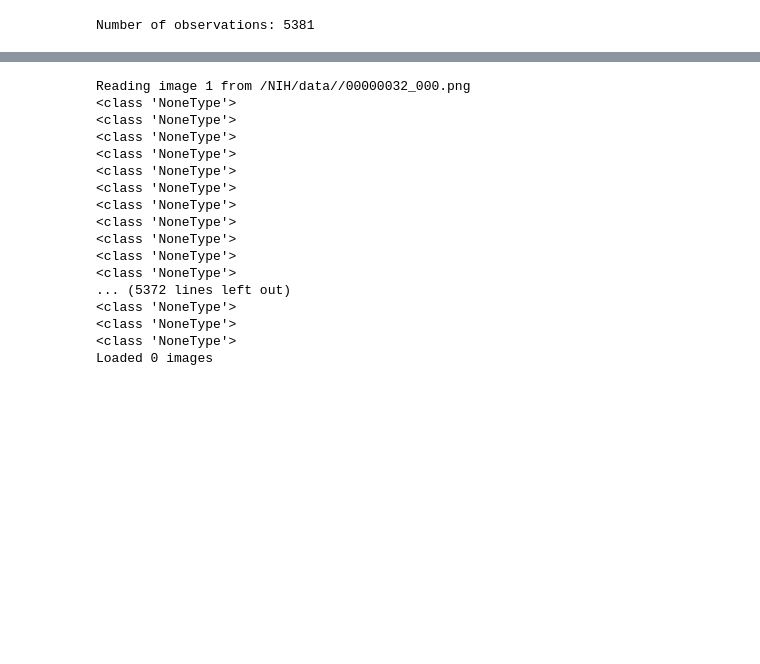
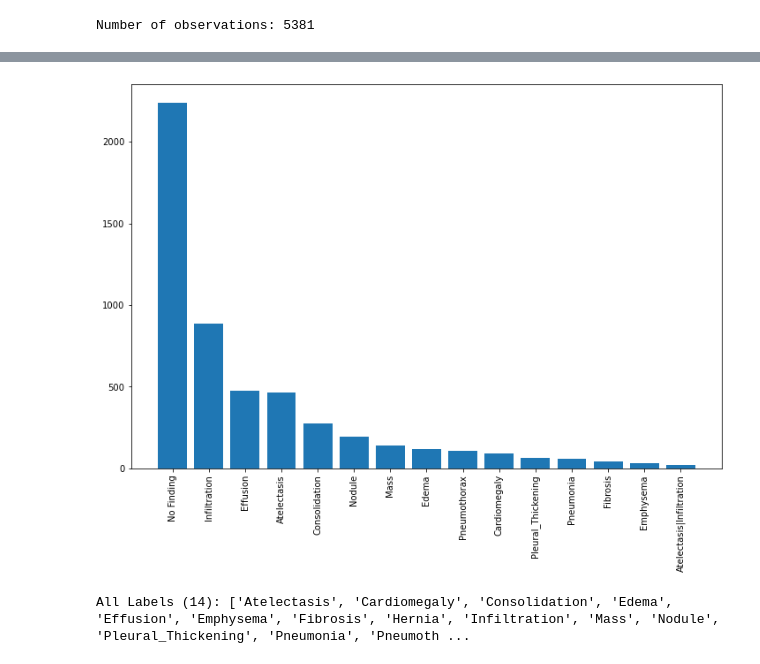
Before and after one commit to Sairamvinay/Chest-X-ray-DL, a Jupyter notebook: Seongwoo_v1.ipynb, the cells around one changed output, grey strips where cells are left out. Saved outputs shown, nothing was run; the diff lists cells and outputs as text; code cells hidden in the pictures; blank space fills up the shorter version.

```diff
--- a/Seongwoo_v1.ipynb
+++ b/Seongwoo_v1.ipynb
@@ -77,59 +77,23 @@ from collections import OrderedDict
 import time
 from torch import nn
 from torch import optim
-# %%
-LABELPATH = 'df_AP.csv'
-
-IMAGEPATH = '/NIH/data/'
-
-labels_df = pd.read_csv(LABELPATH)
-
-labels = []
-
-data = []
-
-label = labels_df['Finding Labels']
-paths = labels_df['Image Index']
-i = 0
-j = 0
-for p in paths:
-  l = label[i]
-  pfull = IMAGEPATH+"/"+p
-  img = cv2.imread(pfull)
-  if i%1000 == 0:
-    print('Reading image {} from {}'. format(i+1, pfull))
-  if(type(img) == np.ndarray):
-  #resize image and add to data set
-    img = cv2.resize(img, (HEIGHT, WIDTH))
-    data.append(img)
-    #split labels and add to label set
-    l = l.split("|")
-    labels.append(l)
-    j+=1
-  else:
-    print(type(img))
-  i+=1
-
-#scale pixel intensities to between 0 and 1
-data = np.array(data, dtype="float64")/255.0
-labels = np.array(labels)
-
-print('Loaded {} images'.format(j))
-# %% [output]
-Reading image 1 from /NIH/data//00000032_000.png
-<class 'NoneType'>
-<class 'NoneType'>
-<class 'NoneType'>
-<class 'NoneType'>
-<class 'NoneType'>
-<class 'NoneType'>
-<class 'NoneType'>
-<class 'NoneType'>
-<class 'NoneType'>
-<class 'NoneType'>
-<class 'NoneType'>
-... (5372 lines left out)
-<class 'NoneType'>
-<class 'NoneType'>
-<class 'NoneType'>
-Loaded 0 images
+# %%
+label_counts = x_ray_data['Finding Labels'].value_counts()[:15]
+fig, ax1 = plt.subplots(1,1,figsize = (12, 8))
+ax1.bar(np.arange(len(label_counts))+0.5, label_counts)
+ax1.set_xticks(np.arange(len(label_counts))+0.5)
+_ = ax1.set_xticklabels(label_counts.index, rotation = 90)
+# %% [output]
+[figure, added]
+# %%
+x_ray_data['Finding Labels'] = x_ray_data['Finding Labels'].map(lambda x: x.replace('No Finding', ''))
+from itertools import chain
+all_labels = np.unique(list(chain(*x_ray_data['Finding Labels'].map(lambda x: x.split('|')).tolist())))
+all_labels = [x for x in all_labels if len(x)>0]
+print('All Labels ({}): {}'.format(len(all_labels), all_labels))
+for c_label in all_labels:
+    if len(c_label)>1: # leave out empty labels
+        x_ray_data[c_label] = x_ray_data['Finding Labels'].map(lambda finding: 1.0 if c_label in finding else 0)
+#x_ray_data.sample(3)
+# %% [output]
+All Labels (14): ['Atelectasis', 'Cardiomegaly', 'Consolidation', 'Edema', 'Effusion', 'Emphysema', 'Fibrosis', 'Hernia', 'Infiltration', 'Mass', 'Nodule', 'Pleural_Thickening', 'Pneumonia', 'Pneumoth ...
```
Also changed, not shown: parts of 4 cells of this notebook.
